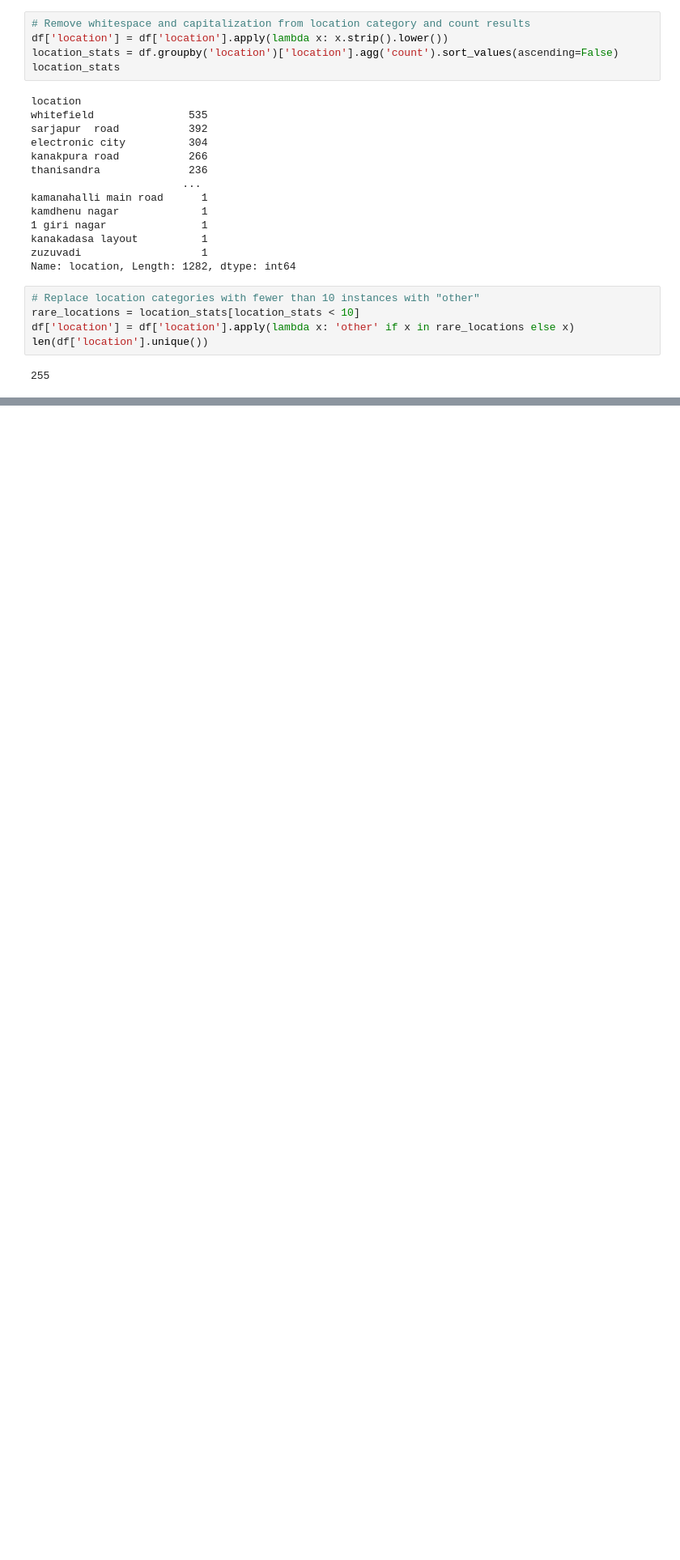
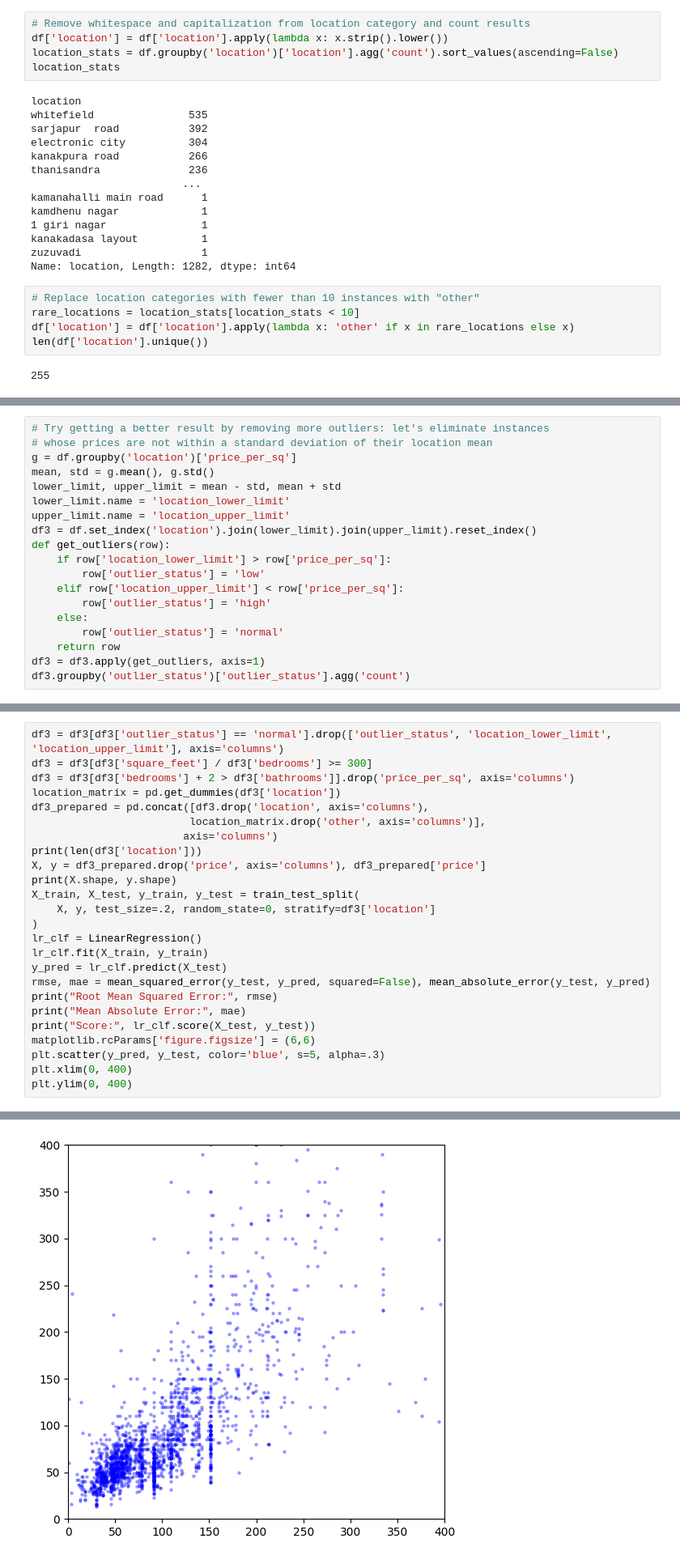
Before and after one commit to ZalmanKelber/ml_project_tutorial, a Jupyter notebook: model/model.ipynb, the cells around one changed output, grey strips where cells are left out. Shown at 81% size. Saved outputs shown, nothing was run; the diff lists cells and outputs as text; blank space fills up the shorter version.

```diff
--- a/model/model.ipynb
+++ b/model/model.ipynb
@@ -196,0 +339,19 @@ df.head()
+# %%
+# Try getting a better result by removing more outliers: let's eliminate instances
+# whose prices are not within a standard deviation of their location mean
+g = df.groupby('location')['price_per_sq']
+mean, std = g.mean(), g.std()
+lower_limit, upper_limit = mean - std, mean + std
+lower_limit.name = 'location_lower_limit'
+upper_limit.name = 'location_upper_limit'
+df3 = df.set_index('location').join(lower_limit).join(upper_limit).reset_index()
+def get_outliers(row):
+    if row['location_lower_limit'] > row['price_per_sq']:
+        row['outlier_status'] = 'low'
+    elif row['location_upper_limit'] < row['price_per_sq']:
+        row['outlier_status'] = 'high'
+    else:
+        row['outlier_status'] = 'normal'
+    return row
+df3 = df3.apply(get_outliers, axis=1)
+df3.groupby('outlier_status')['outlier_status'].agg('count')
@@ -196,0 +364,26 @@ df.head()
+# %%
+df3 = df3[df3['outlier_status'] == 'normal'].drop(['outlier_status', 'location_lower_limit', 'location_upper_limit'], axis='columns')
+df3 = df3[df3['square_feet'] / df3['bedrooms'] >= 300]
+df3 = df3[df3['bedrooms'] + 2 > df3['bathrooms']].drop('price_per_sq', axis='columns')
+location_matrix = pd.get_dummies(df3['location'])
+df3_prepared = pd.concat([df3.drop('location', axis='columns'),
+                         location_matrix.drop('other', axis='columns')],
+                        axis='columns')
+print(len(df3['location']))
+X, y = df3_prepared.drop('price', axis='columns'), df3_prepared['price']
+print(X.shape, y.shape)
+X_train, X_test, y_train, y_test = train_test_split(
+    X, y, test_size=.2, random_state=0, stratify=df3['location']
+)
+lr_clf = LinearRegression()
+lr_clf.fit(X_train, y_train)
+y_pred = lr_clf.predict(X_test)
+rmse, mae = mean_squared_error(y_test, y_pred, squared=False), mean_absolute_error(y_test, y_pred)
+print("Root Mean Squared Error:", rmse)
+print("Mean Absolute Error:", mae)
+print("Score:", lr_clf.score(X_test, y_test))
+matplotlib.rcParams['figure.figsize'] = (6,6)
+plt.scatter(y_pred, y_test, color='blue', s=5, alpha=.3)
+plt.xlim(0, 400)
+plt.ylim(0, 400)
+# %% [output]
@@ -196,0 +396 @@ df.head()
+[figure, added]
```
Also changed, not shown: parts of 22 cells of this notebook, 5 other files.
